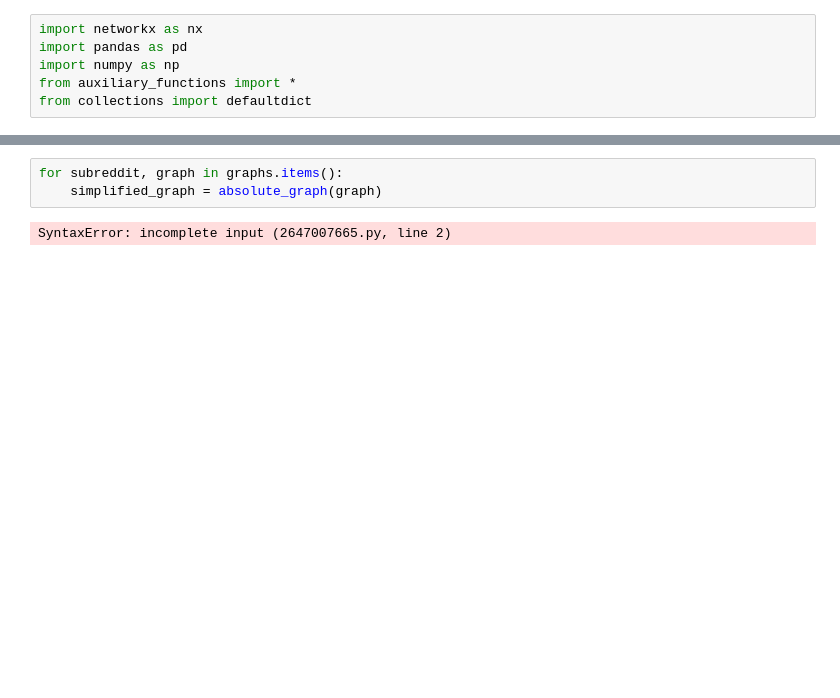
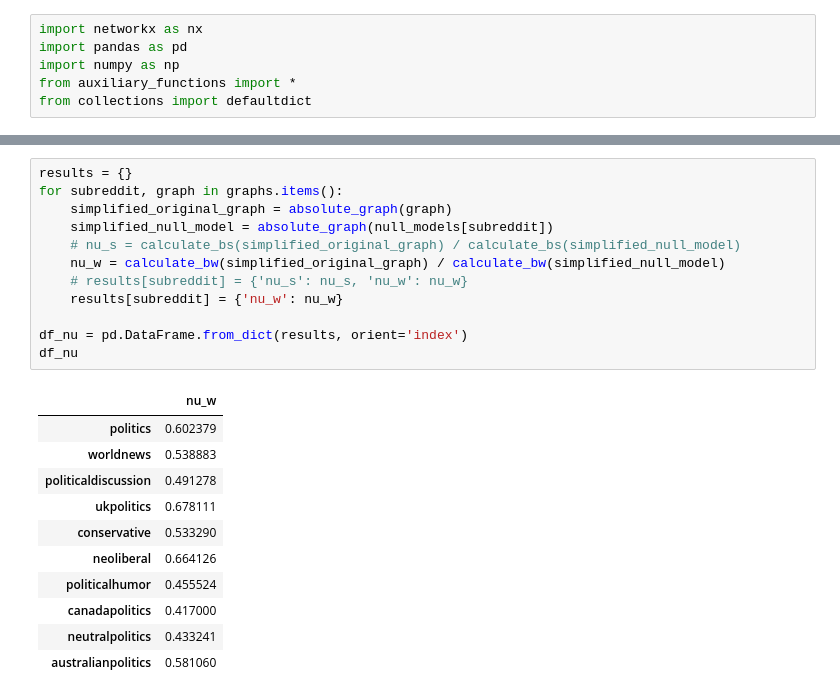
Before and after one commit to gsscala/reddit-graph, a Jupyter notebook: individual_graphs_analysis/ind_graphs.ipynb, the cells around one changed output, grey strips where cells are left out. Saved outputs shown, nothing was run; the diff lists cells and outputs as text; blank space fills up the shorter version.

```diff
--- a/individual_graphs_analysis/ind_graphs.ipynb
+++ b/individual_graphs_analysis/ind_graphs.ipynb
@@ -177,5 +177,24 @@ df
 # %%
+results = {}
 for subreddit, graph in graphs.items():
-    simplified_graph = absolute_graph(graph)
+    simplified_original_graph = absolute_graph(graph)
+    simplified_null_model = absolute_graph(null_models[subreddit])
+    # nu_s = calculate_bs(simplified_original_graph) / calculate_bs(simplified_null_model)
+    nu_w = calculate_bw(simplified_original_graph) / calculate_bw(simplified_null_model)
+    # results[subreddit] = {'nu_s': nu_s, 'nu_w': nu_w}
+    results[subreddit] = {'nu_w': nu_w}
+
+df_nu = pd.DataFrame.from_dict(results, orient='index')
+df_nu
 # %% [output]
-SyntaxError: incomplete input (2647007665.py, line 2)
+|  | nu_w |
+| politics | 0.602379 |
+| worldnews | 0.538883 |
+| politicaldiscussion | 0.491278 |
+| ukpolitics | 0.678111 |
+| conservative | 0.533290 |
+| neoliberal | 0.664126 |
+| politicalhumor | 0.455524 |
+| canadapolitics | 0.417000 |
+| neutralpolitics | 0.433241 |
+| australianpolitics | 0.581060 |
```
Also changed, not shown: parts of 6 cells of this notebook, 1 other file.
